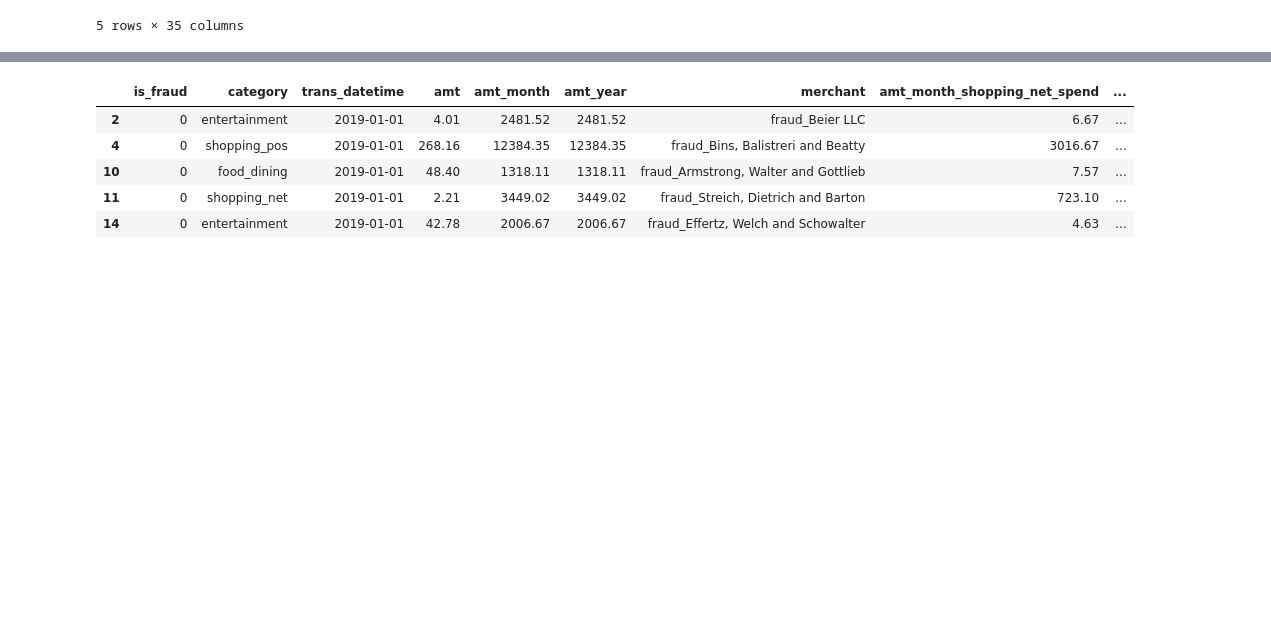
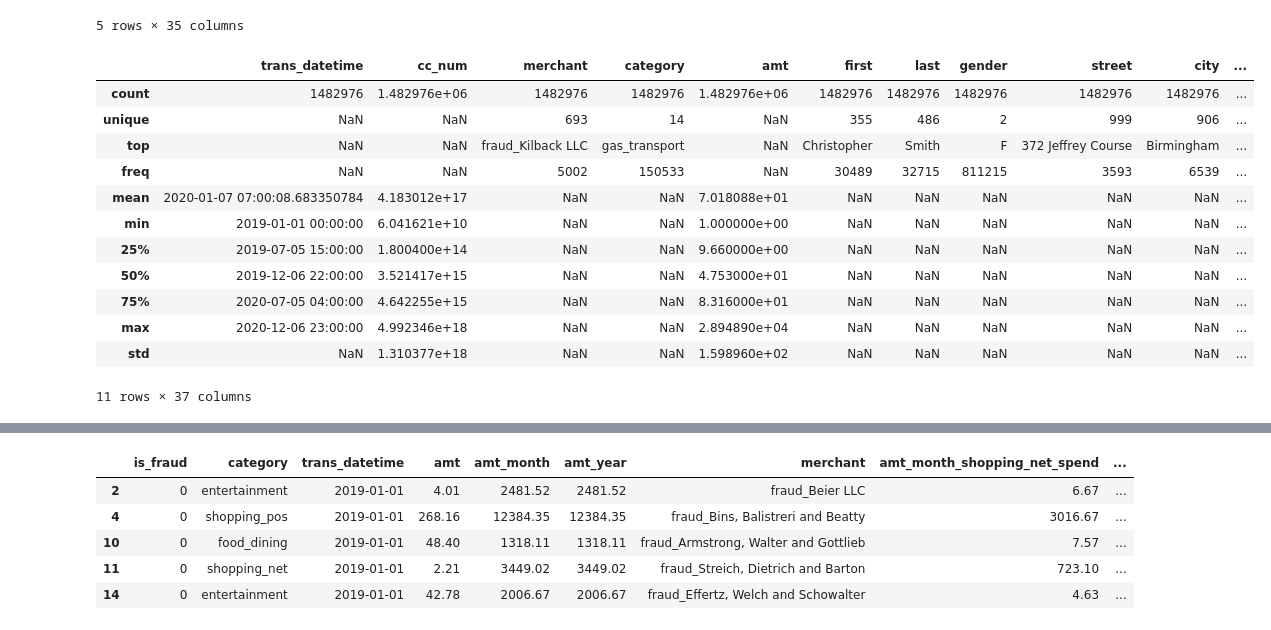
Before and after one commit to AleMar21430/Plus-TI-1, a Jupyter notebook: Engineering.ipynb, the cells around one changed output, grey strips where cells are left out. Saved outputs shown, nothing was run; the diff lists cells and outputs as text; code cells hidden in the pictures; blank space fills up the shorter version.

```diff
--- a/Engineering.ipynb
+++ b/Engineering.ipynb
@@ -12,4 +11,20 @@ df.head()
 | 3 | 3534093764340240 | fraud_Kutch, Hermiston and Farrell | gas_transport | 45.00 | Jeremy | White | M | 9443 Cynthia Court Apt. 038 | Boulder | MT | ... | ... |
 | 4 | 375534208663984 | fraud_Keeling-Crist | misc_pos | 41.96 | Tyler | Garcia | M | 408 Bradley Rest | Doe Hill | VA | ... | ... |
 5 rows × 35 columns
+# %%
+df.describe(include="all")
+# %% [output]
+|  | trans_datetime | cc_num | merchant | category | amt | first | last | gender | street | city | ... |
+| count | 1482976 | 1.482976e+06 | 1482976 | 1482976 | 1.482976e+06 | 1482976 | 1482976 | 1482976 | 1482976 | 1482976 | ... |
+| unique | NaN | NaN | 693 | 14 | NaN | 355 | 486 | 2 | 999 | 906 | ... |
+| top | NaN | NaN | fraud_Kilback LLC | gas_transport | NaN | Christopher | Smith | F | 372 Jeffrey Course | Birmingham | ... |
+| freq | NaN | NaN | 5002 | 150533 | NaN | 30489 | 32715 | 811215 | 3593 | 6539 | ... |
+| mean | 2020-01-07 07:00:08.683350784 | 4.183012e+17 | NaN | NaN | 7.018088e+01 | NaN | NaN | NaN | NaN | NaN | ... |
+| min | 2019-01-01 00:00:00 | 6.041621e+10 | NaN | NaN | 1.000000e+00 | NaN | NaN | NaN | NaN | NaN | ... |
+| 25% | 2019-07-05 15:00:00 | 1.800400e+14 | NaN | NaN | 9.660000e+00 | NaN | NaN | NaN | NaN | NaN | ... |
+| 50% | 2019-12-06 22:00:00 | 3.521417e+15 | NaN | NaN | 4.753000e+01 | NaN | NaN | NaN | NaN | NaN | ... |
+| 75% | 2020-07-05 04:00:00 | 4.642255e+15 | NaN | NaN | 8.316000e+01 | NaN | NaN | NaN | NaN | NaN | ... |
+| max | 2020-12-06 23:00:00 | 4.992346e+18 | NaN | NaN | 2.894890e+04 | NaN | NaN | NaN | NaN | NaN | ... |
+| std | NaN | 1.310377e+18 | NaN | NaN | 1.598960e+02 | NaN | NaN | NaN | NaN | NaN | ... |
+11 rows × 37 columns
 # %%
```
Also changed, not shown: parts of 2 cells of this notebook.
